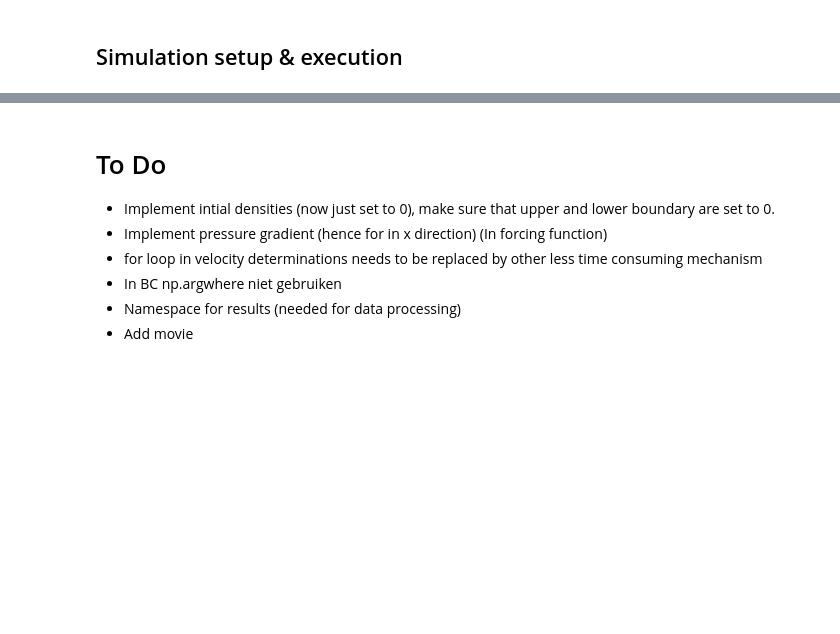
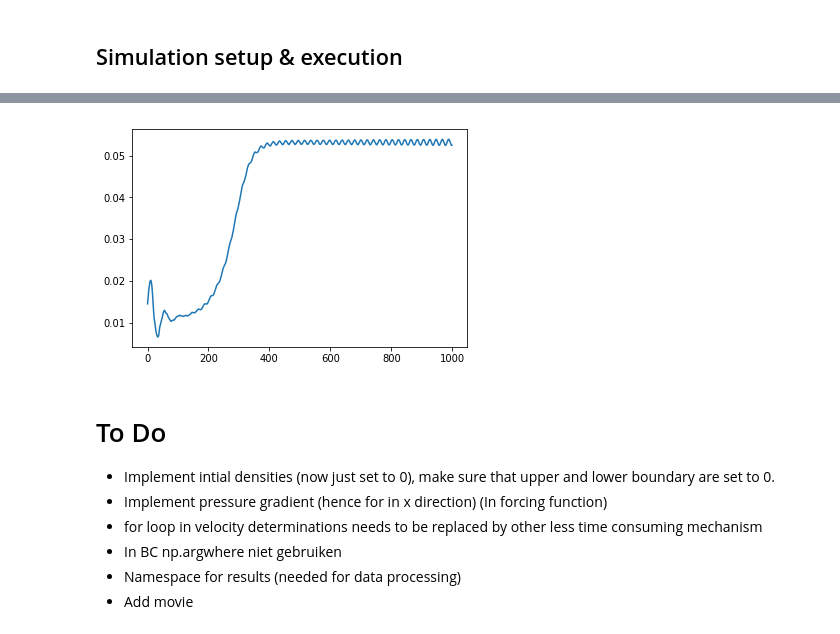
Before and after one commit to VHeusinkveld/CP3-lattice-boltzmann_model, a Jupyter notebook: Excecute_simulation.ipynb, the cells around one changed output, grey strips where cells are left out. Cells and saved outputs as stored; diff of their text form; code cells hidden in the pictures; blank space fills up the shorter version.

```diff
--- a/Excecute_simulation.ipynb
+++ b/Excecute_simulation.ipynb
@@ -76,3 +68,8 @@ plt.show()
+# %%
+plt.plot(par.v_tot)
+plt.show()
+# %% [output]
+[figure, added]
 # %% [markdown]
 # To Do
 
```
Also changed, not shown: parts of 3 cells of this notebook, 3 other files.
